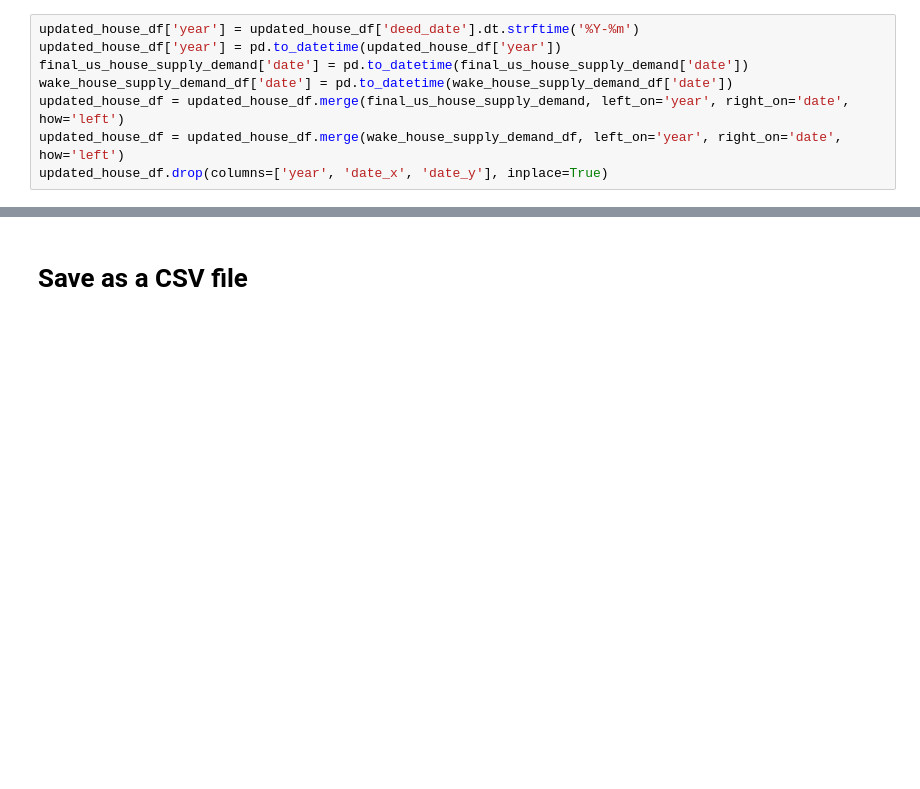
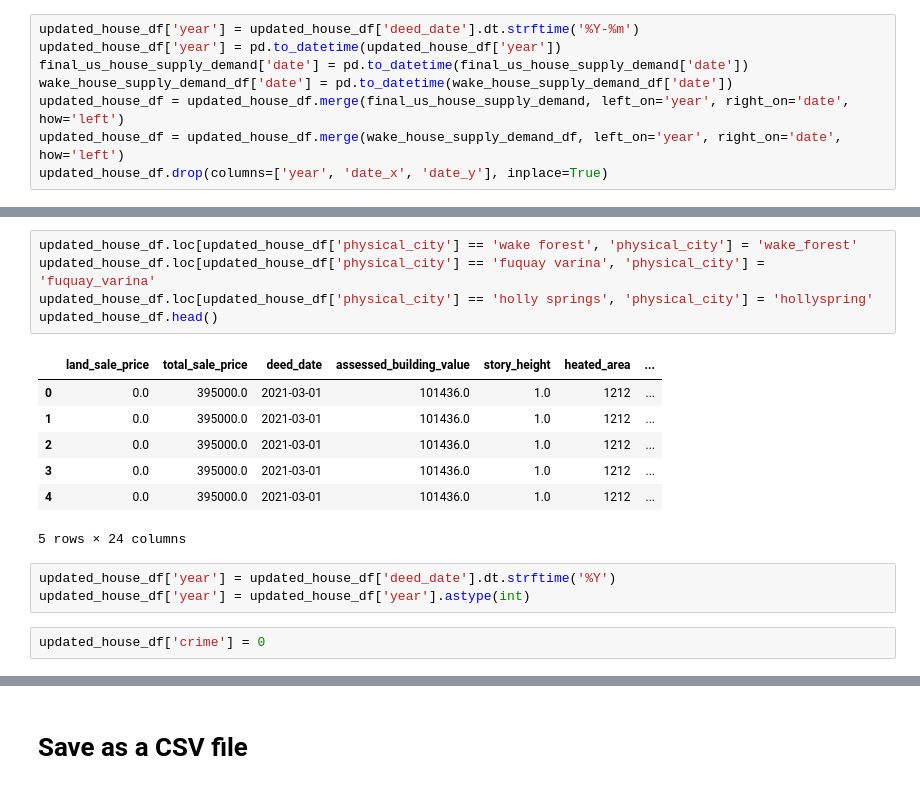
Before and after one commit to alisongh/SIADS-696-Milestone-II, a Jupyter notebook: house_summary.ipynb, the cells around one changed output, grey strips where cells are left out. Saved outputs shown, nothing was run; the diff lists cells and outputs as text; blank space fills up the shorter version.

```diff
--- a/house_summary.ipynb
+++ b/house_summary.ipynb
@@ -532,0 +816,18 @@ updated_house_df.head()
+# %%
+updated_house_df.loc[updated_house_df['physical_city'] == 'wake forest', 'physical_city'] = 'wake_forest'
+updated_house_df.loc[updated_house_df['physical_city'] == 'fuquay varina', 'physical_city'] = 'fuquay_varina'
+updated_house_df.loc[updated_house_df['physical_city'] == 'holly springs', 'physical_city'] = 'hollyspring'
+updated_house_df.head()
+# %% [output]
+|  | land_sale_price | total_sale_price | deed_date | assessed_building_value | story_height | heated_area | ... |
+| 0 | 0.0 | 395000.0 | 2021-03-01 | 101436.0 | 1.0 | 1212 | ... |
+| 1 | 0.0 | 395000.0 | 2021-03-01 | 101436.0 | 1.0 | 1212 | ... |
+| 2 | 0.0 | 395000.0 | 2021-03-01 | 101436.0 | 1.0 | 1212 | ... |
+| 3 | 0.0 | 395000.0 | 2021-03-01 | 101436.0 | 1.0 | 1212 | ... |
+| 4 | 0.0 | 395000.0 | 2021-03-01 | 101436.0 | 1.0 | 1212 | ... |
+5 rows × 24 columns
+# %%
+updated_house_df['year'] = updated_house_df['deed_date'].dt.strftime('%Y')
+updated_house_df['year'] = updated_house_df['year'].astype(int)
+# %%
+updated_house_df['crime'] = 0
```
Also changed, not shown: parts of 35 cells of this notebook.
